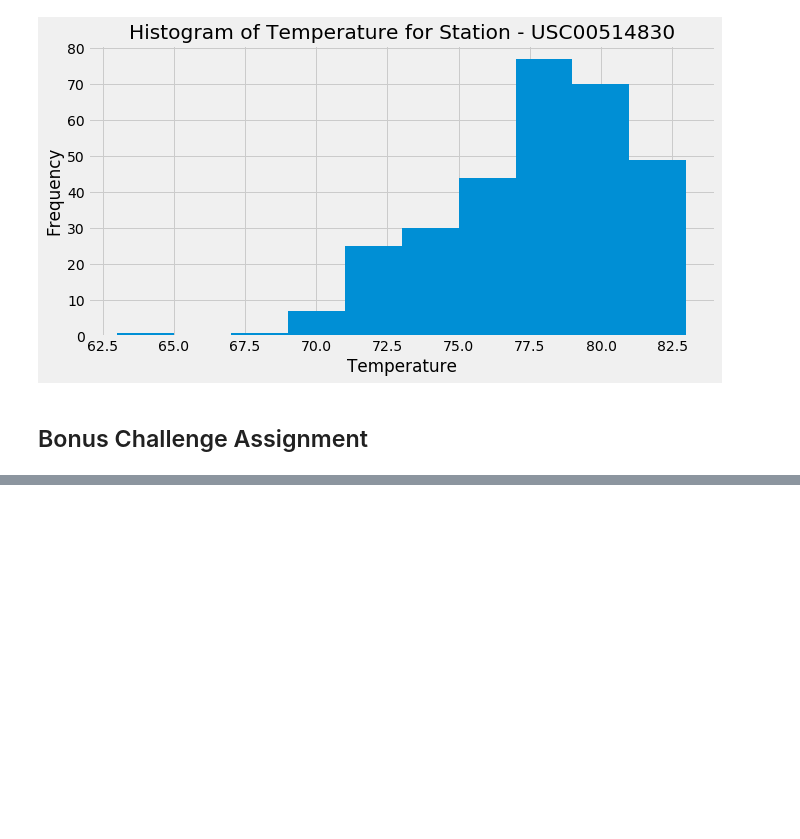
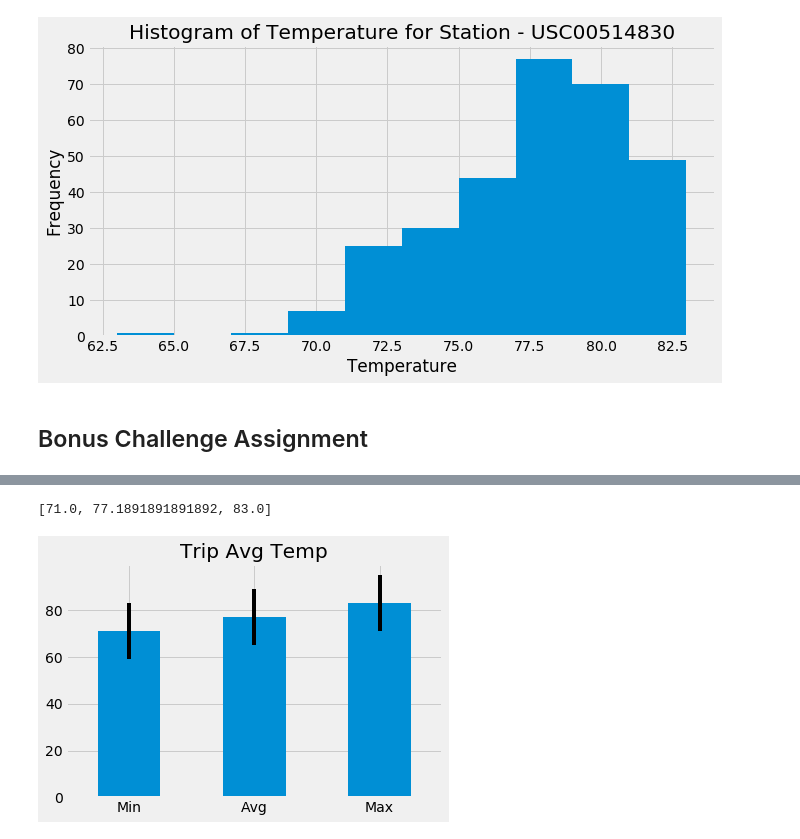
Before and after one commit to YANG007SUN/sqlalchemy_challeng, a Jupyter notebook: climate_starter.ipynb, the cells around one changed output, grey strips where cells are left out. Drawn from its saved outputs; the diff is of its cells as text; code cells hidden in the pictures; blank space fills up the shorter version.

```diff
--- a/climate_starter.ipynb
+++ b/climate_starter.ipynb
@@ -242,11 +245,21 @@ print(calc_temps('2012-02-28', '2012-03-05'))
 # %%
 # Use your previous function `calc_temps` to calculate the tmin, tavg, and tmax
 # for your trip using the previous year's data for those same dates.
+calc_temps("2017-06-02","2017-06-30")
+# %% [output]
+[71.0, 77.1891891891892, 83.0]
 # %%
 # Plot the results from your previous query as a bar chart.
 # Use "Trip Avg Temp" as your Title
 # Use the average temperature for the y value
 # Use the peak-to-peak (tmax-tmin) value as the y error bar (yerr)
+values= calc_temps("2017-06-02","2017-06-30")[0]
+errbar = values[2]-values[0]
+trip_temp = pd.DataFrame(data = {"Values":values},index = ["Min","Avg","Max"])
+trip_temp.plot(kind = "bar",title = "Trip Avg Temp",yerr = errbar,legend = False,rot = 0)
+plt.show()
+# %% [output]
+[figure, added]
 # %%
 # Calculate the total amount of rainfall per weather station for your trip dates using the previous year's matching dates.
 # Sort this in descending order by precipitation amount and list the station, name, latitude, longitude, and elevation
```
Also changed, not shown: parts of 7 cells of this notebook.
